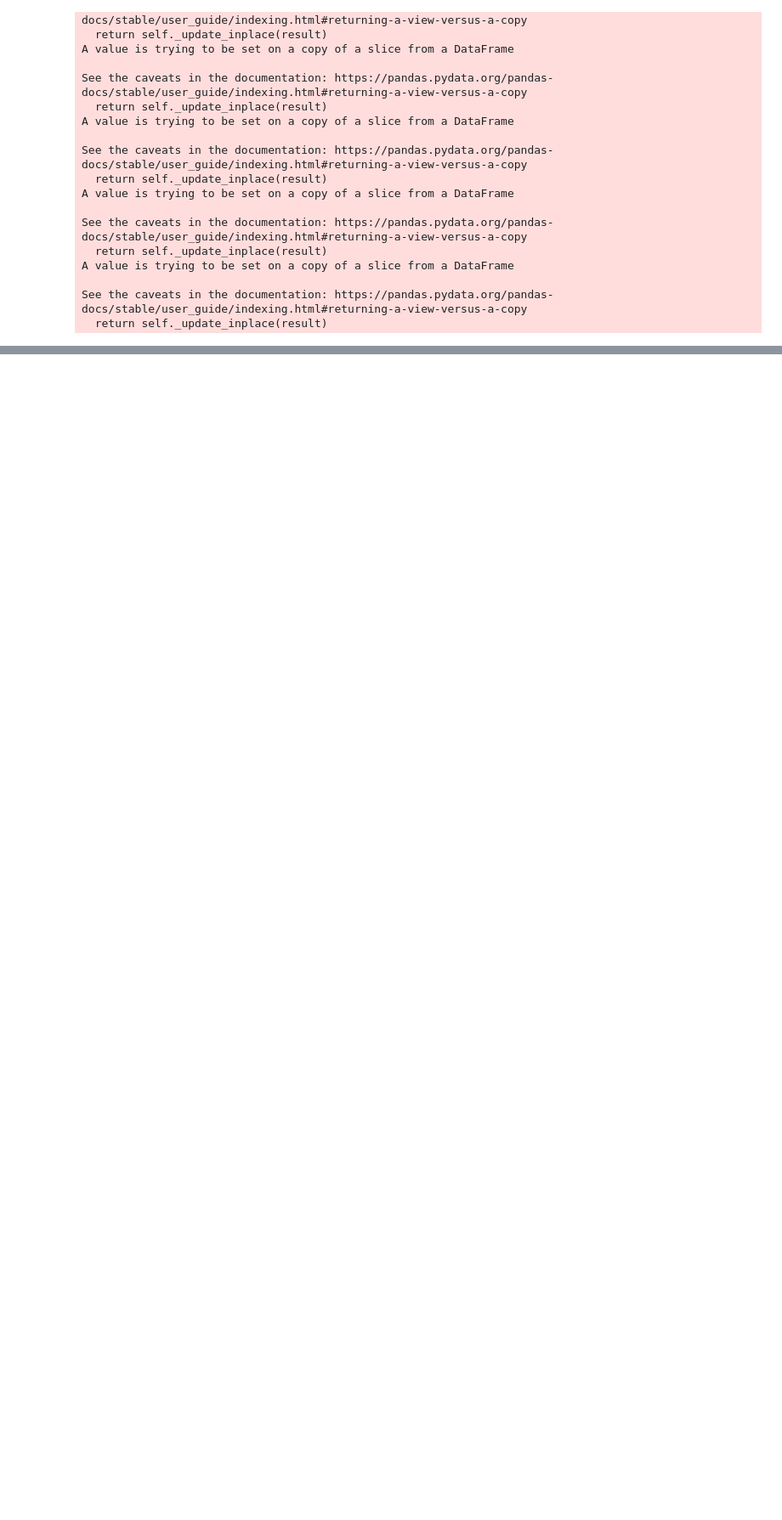
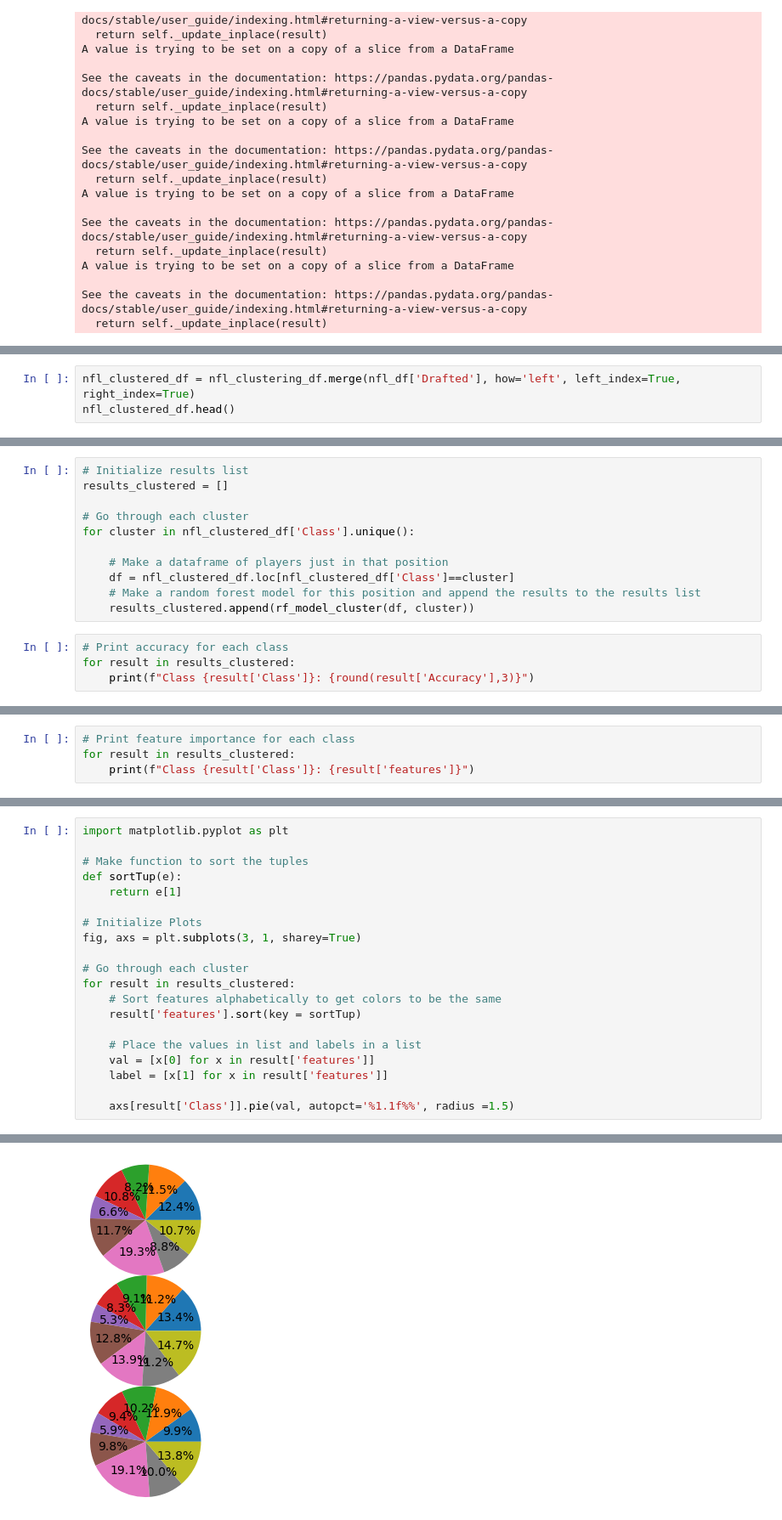
Before and after one commit to c-pilot875/Group3_FinalProject, a Jupyter notebook: Machine_Learning/Machine_Learning_Position_Groups.ipynb, the cells around one changed output, grey strips where cells are left out. Shown at 85% size. Drawn from its saved outputs; the diff is of its cells as text; blank space fills up the shorter version.

Commit message:
Adding updated Position_Group random forest model.

```diff
--- a/Machine_Learning/Machine_Learning_Position_Groups.ipynb
+++ b/Machine_Learning/Machine_Learning_Position_Groups.ipynb
@@ -176,0 +234,3 @@ backs_receivers 0.5910869565217391
+# %%
+nfl_clustered_df = nfl_clustering_df.merge(nfl_df['Drafted'], how='left', left_index=True, right_index=True)
+nfl_clustered_df.head()
@@ -176,0 +284,15 @@ backs_receivers 0.5910869565217391
+# %%
+# Initialize results list
+results_clustered = []
+
+# Go through each cluster
+for cluster in nfl_clustered_df['Class'].unique():
+
+    # Make a dataframe of players just in that position
+    df = nfl_clustered_df.loc[nfl_clustered_df['Class']==cluster]
+    # Make a random forest model for this position and append the results to the results list
+    results_clustered.append(rf_model_cluster(df, cluster))
+# %%
+# Print accuracy for each class
+for result in results_clustered:
+    print(f"Class {result['Class']}: {round(result['Accuracy'],3)}")
@@ -176,0 +303,4 @@ backs_receivers 0.5910869565217391
+# %%
+# Print feature importance for each class
+for result in results_clustered:
+    print(f"Class {result['Class']}: {result['features']}")
@@ -176,0 +311,21 @@ backs_receivers 0.5910869565217391
+# %%
+import matplotlib.pyplot as plt
+
+# Make function to sort the tuples
+def sortTup(e):
+    return e[1]
+
+# Initialize Plots
+fig, axs = plt.subplots(3, 1, sharey=True)
+
+# Go through each cluster
+for result in results_clustered:
+    # Sort features alphabetically to get colors to be the same
+    result['features'].sort(key = sortTup)
+
+    # Place the values in list and labels in a list
+    val = [x[0] for x in result['features']]
+    label = [x[1] for x in result['features']]
+
+    axs[result['Class']].pie(val, autopct='%1.1f%%', radius =1.5)
+# %% [output]
@@ -176,0 +335 @@ backs_receivers 0.5910869565217391
+[figure, added]
```
Also changed, not shown: parts of 16 cells of this notebook.
